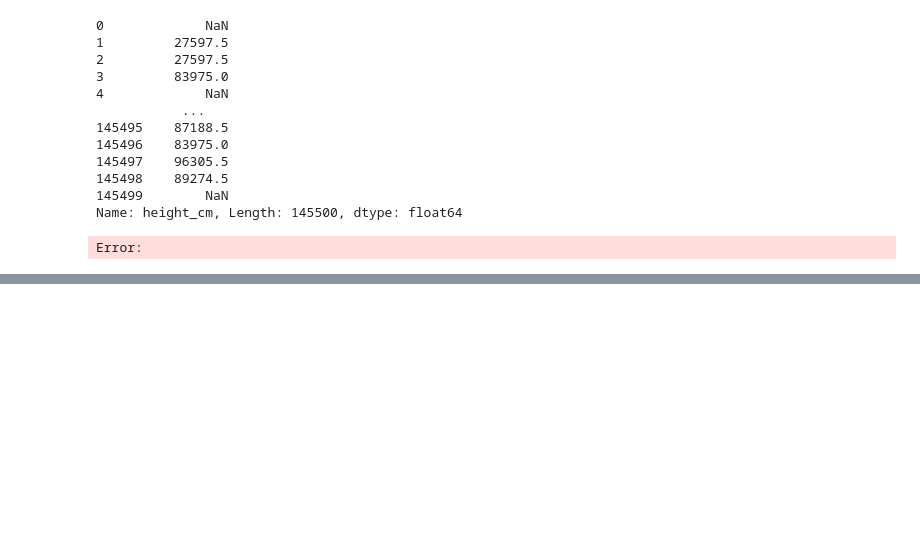
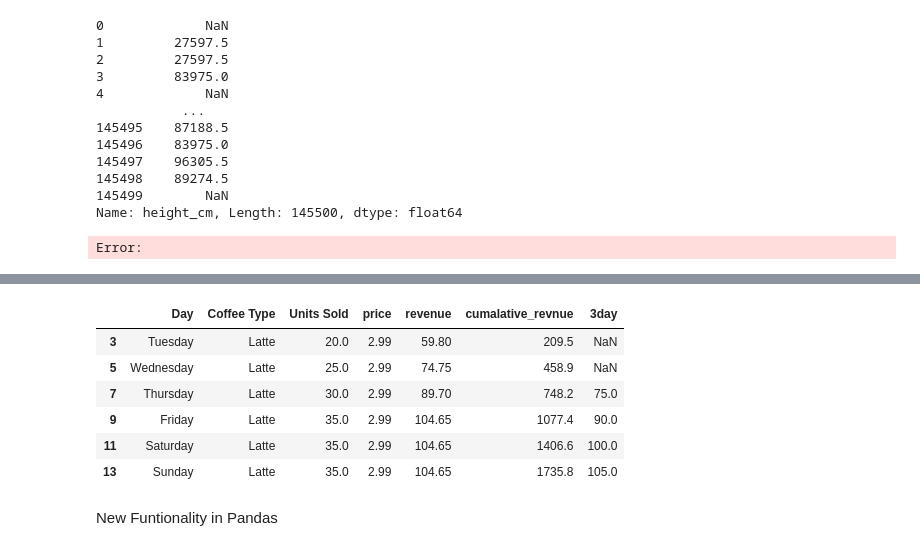
Before and after one commit to anshdev44/Gen-AI, a Jupyter notebook: pandas/filtering-data.ipynb, the cells around one changed output, grey strips where cells are left out. Drawn from its saved outputs; the diff is of its cells as text; code cells hidden in the pictures; blank space fills up the shorter version.

Commit message:
panda hu mai

````diff
--- a/pandas/filtering-data.ipynb
+++ b/pandas/filtering-data.ipynb
@@ -374,0 +414,30 @@ coffe.se
+# %%
+latte=coffee[coffee['Coffee Type']=='Latte'].copy()
+latte['3day']=latte['Units Sold'].rolling(3).sum()
+
+latte
+## `rolling()`
+
+# Used to perform calculations over a **moving window** of rows.
+
+# ```python
+# df['column'].rolling(3).sum()    # Moving sum
+# df['column'].rolling(3).mean()   # Moving average
+# ```
+
+# **Notes**
+# - `rolling(3)` → Window of 3 consecutive rows.
+# - Window moves one row at a time.
+# - First `window_size - 1` rows are `NaN` by default.
+# - Commonly used for moving averages and trend analysis.
+# ```
+# %% [output]
+|  | Day | Coffee Type | Units Sold | price | revenue | cumalative_revnue | 3day |
+| 3 | Tuesday | Latte | 20.0 | 2.99 | 59.80 | 209.5 | NaN |
+| 5 | Wednesday | Latte | 25.0 | 2.99 | 74.75 | 458.9 | NaN |
+| 7 | Thursday | Latte | 30.0 | 2.99 | 89.70 | 748.2 | 75.0 |
+| 9 | Friday | Latte | 35.0 | 2.99 | 104.65 | 1077.4 | 90.0 |
+| 11 | Saturday | Latte | 35.0 | 2.99 | 104.65 | 1406.6 | 100.0 |
+| 13 | Sunday | Latte | 35.0 | 2.99 | 104.65 | 1735.8 | 105.0 |
+# %% [markdown]
+New Funtionality in Pandas
````
Also changed, not shown: parts of 3 cells of this notebook.
